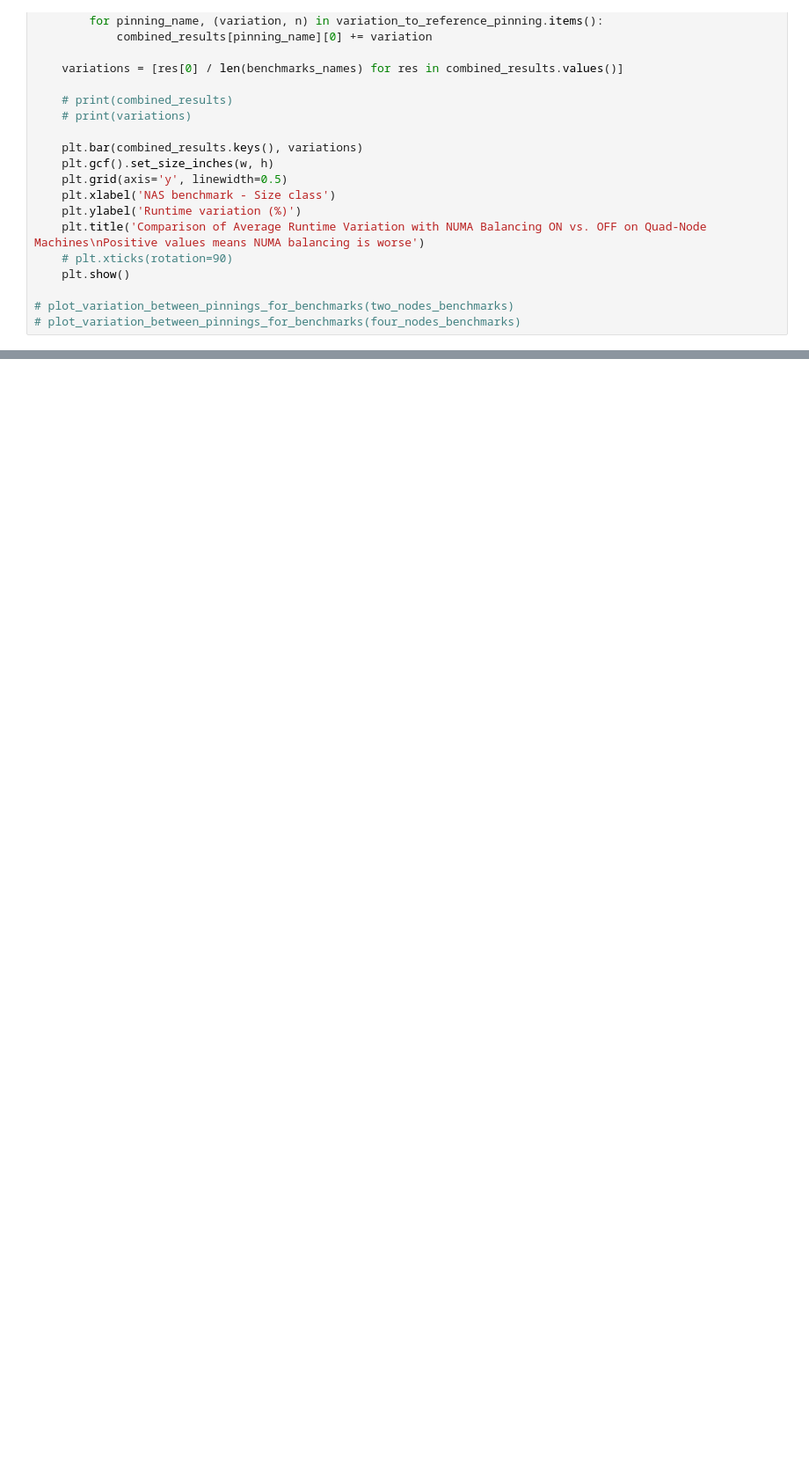
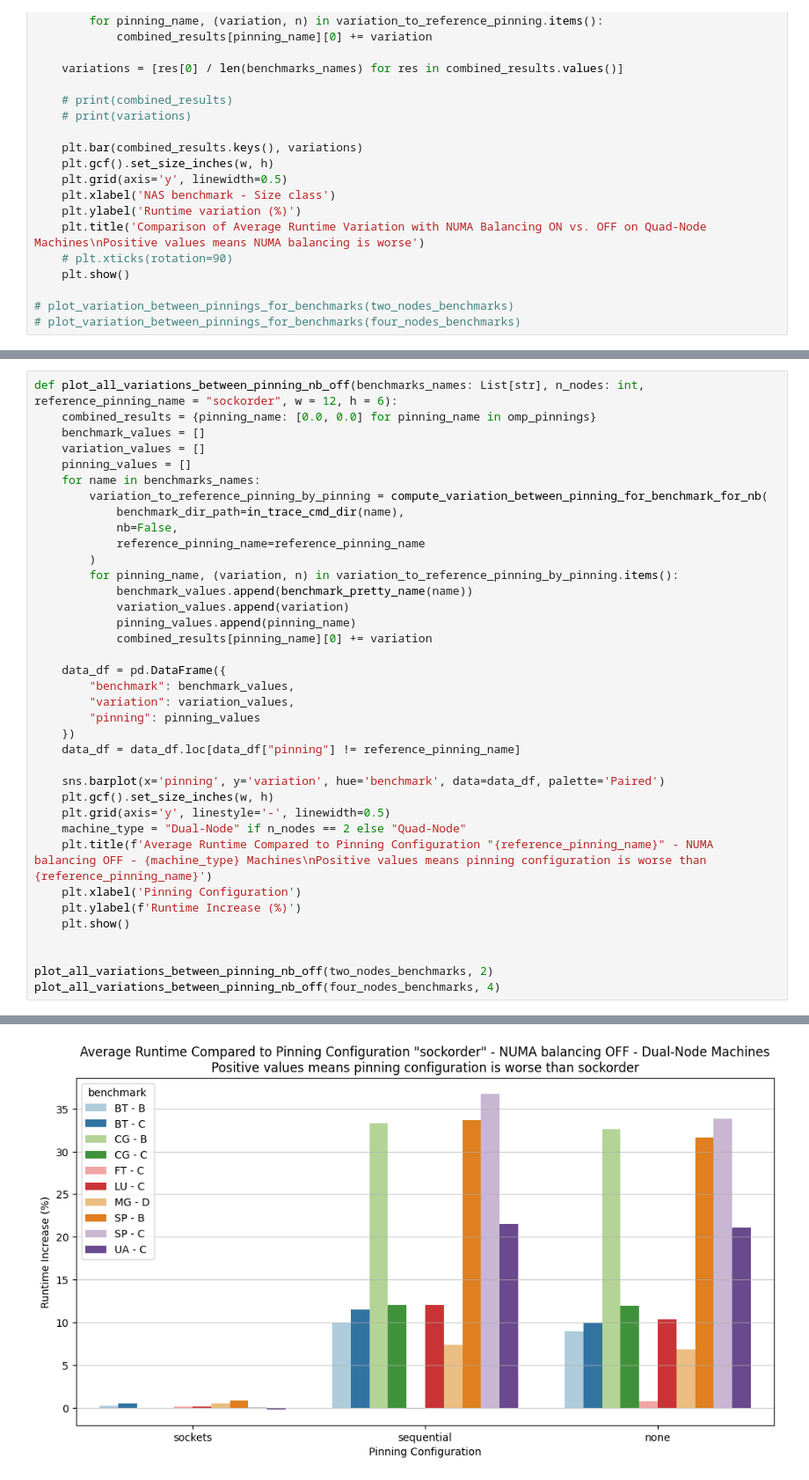
Before and after one commit to clementgd/INRIA-scripts, a Jupyter notebook: ircvm/exploration_final.ipynb, the cells around one changed output, grey strips where cells are left out. Shown: that part at 88% size. Saved outputs shown, nothing was run; the diff lists cells and outputs as text; blank space fills up the shorter version.

```diff
--- a/ircvm/exploration_final.ipynb
+++ b/ircvm/exploration_final.ipynb
@@ -640,0 +695,38 @@ Cannot find /root/results/_trace-cmd/mg.D.x__dahu-15__v6.8.0-rc3__performance__2
+# %%
+def plot_all_variations_between_pinning_nb_off(benchmarks_names: List[str], n_nodes: int, reference_pinning_name = "sockorder", w = 12, h = 6):
+    combined_results = {pinning_name: [0.0, 0.0] for pinning_name in omp_pinnings}
+    benchmark_values = []
+    variation_values = []
+    pinning_values = []
+    for name in benchmarks_names:
+        variation_to_reference_pinning_by_pinning = compute_variation_between_pinning_for_benchmark_for_nb(
+            benchmark_dir_path=in_trace_cmd_dir(name),
+            nb=False,
+            reference_pinning_name=reference_pinning_name
+        )
+        for pinning_name, (variation, n) in variation_to_reference_pinning_by_pinning.items():
+            benchmark_values.append(benchmark_pretty_name(name))
+            variation_values.append(variation)
+            pinning_values.append(pinning_name)
+            combined_results[pinning_name][0] += variation
+
+    data_df = pd.DataFrame({
+        "benchmark": benchmark_values,
+        "variation": variation_values,
+        "pinning": pinning_values
+    })
+    data_df = data_df.loc[data_df["pinning"] != reference_pinning_name]
+
+    sns.barplot(x='pinning', y='variation', hue='benchmark', data=data_df, palette='Paired')
+    plt.gcf().set_size_inches(w, h)
+    plt.grid(axis='y', linestyle='-', linewidth=0.5)
+    machine_type = "Dual-Node" if n_nodes == 2 else "Quad-Node"
+    plt.title(f'Average Runtime Compared to Pinning Configuration "{reference_pinning_name}" - NUMA balancing OFF - {machine_type} Machines\nPositive values means pinning configuration is worse than {reference_pinning_name}')
+    plt.xlabel('Pinning Configuration')
+    plt.ylabel(f'Runtime Increase (%)')
+    plt.show()
+
+
+plot_all_variations_between_pinning_nb_off(two_nodes_benchmarks, 2)
+plot_all_variations_between_pinning_nb_off(four_nodes_benchmarks, 4)
+# %% [output]
@@ -640,0 +735 @@ Cannot find /root/results/_trace-cmd/mg.D.x__dahu-15__v6.8.0-rc3__performance__2
+[figure, added]
```
Also changed, not shown: parts of 16 cells of this notebook, 1 other file.
